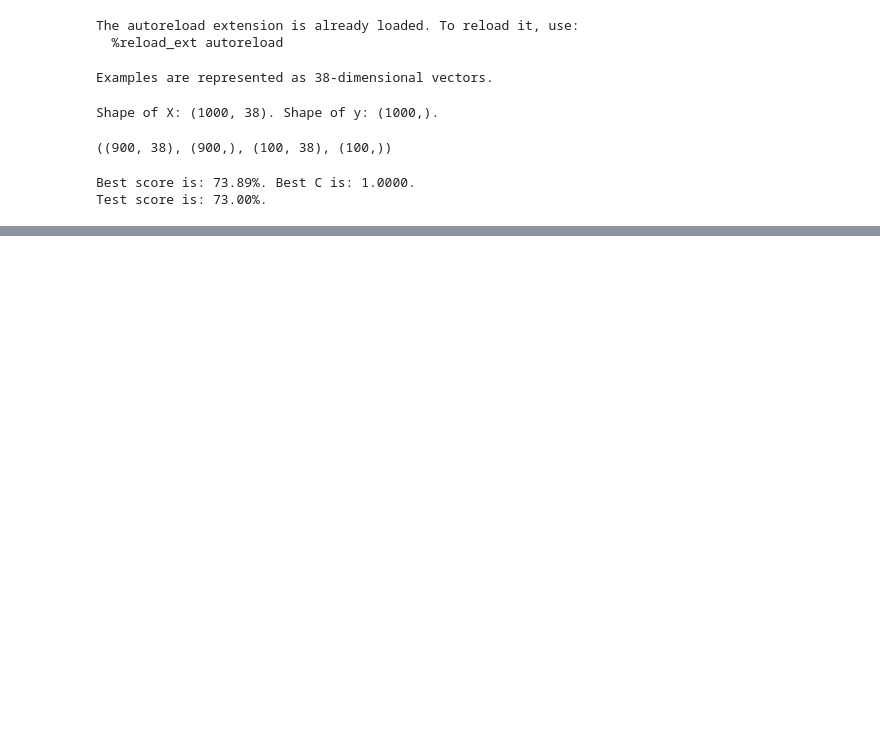
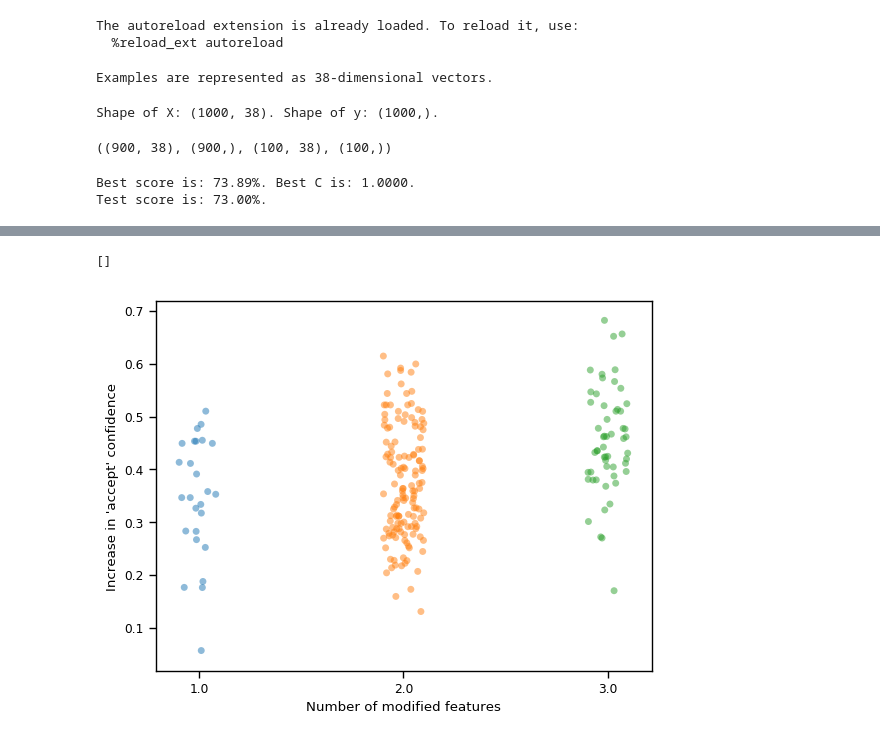
Before and after one commit to spring-epfl/pots, a Jupyter notebook: notebooks/credit.ipynb, the cells around one changed output, grey strips where cells are left out. Saved outputs shown, nothing was run; the diff lists cells and outputs as text; code cells hidden in the pictures; blank space fills up the shorter version.

```diff
--- a/notebooks/credit.ipynb
+++ b/notebooks/credit.ipynb
@@ -239,0 +277,17 @@ performance_metric_fn(initial_example, )
+# %%
+best_transformations = {}
+for i in transformations_by_idx.keys():
+    ts = transformations_by_idx[i]
+    if len(ts) > 0:
+        ps = performance_metric_fn(X[i], ts)
+        best_idx = max(range(len(ts)), key=lambda idx: ps[idx])
+        best_transformations[i] = ts[best_idx]
+# %%
+best_trans_df = pd.DataFrame(columns=['initial', 'cost', 'perf'])
+for i, t in tqdm_notebook(best_transformations.items()):
+    c = cost_fn(X[i], [t])[0]
+    p = performance_metric_fn(X[i], [t])[0]
+    #best_trans_df = best_trans_df.append(
+    #    {'initial': i, 'cost': 0., 'perf': 0.}, ignore_index=True)
+    best_trans_df = best_trans_df.append(
+        {'initial': i, 'cost': c, 'perf': p}, ignore_index=True)
@@ -239,0 +296,17 @@ performance_metric_fn(initial_example, )
+# %%
+fig, ax = plt.subplots()
+
+sns.stripplot(
+    data=best_trans_df.sort_values('perf'),
+    x='cost', y='perf',
+    alpha=.5,
+)
+
+ax.set_xticks([0, 1, 2, 3])
+ax.set_xlabel('Number of modified features')
+ax.set_ylabel('Increase in \'accept\' confidence')
+
+plt.plot()
+# %% [output]
+[]
+[figure, added]
```
Also changed, not shown: parts of 24 cells of this notebook.
